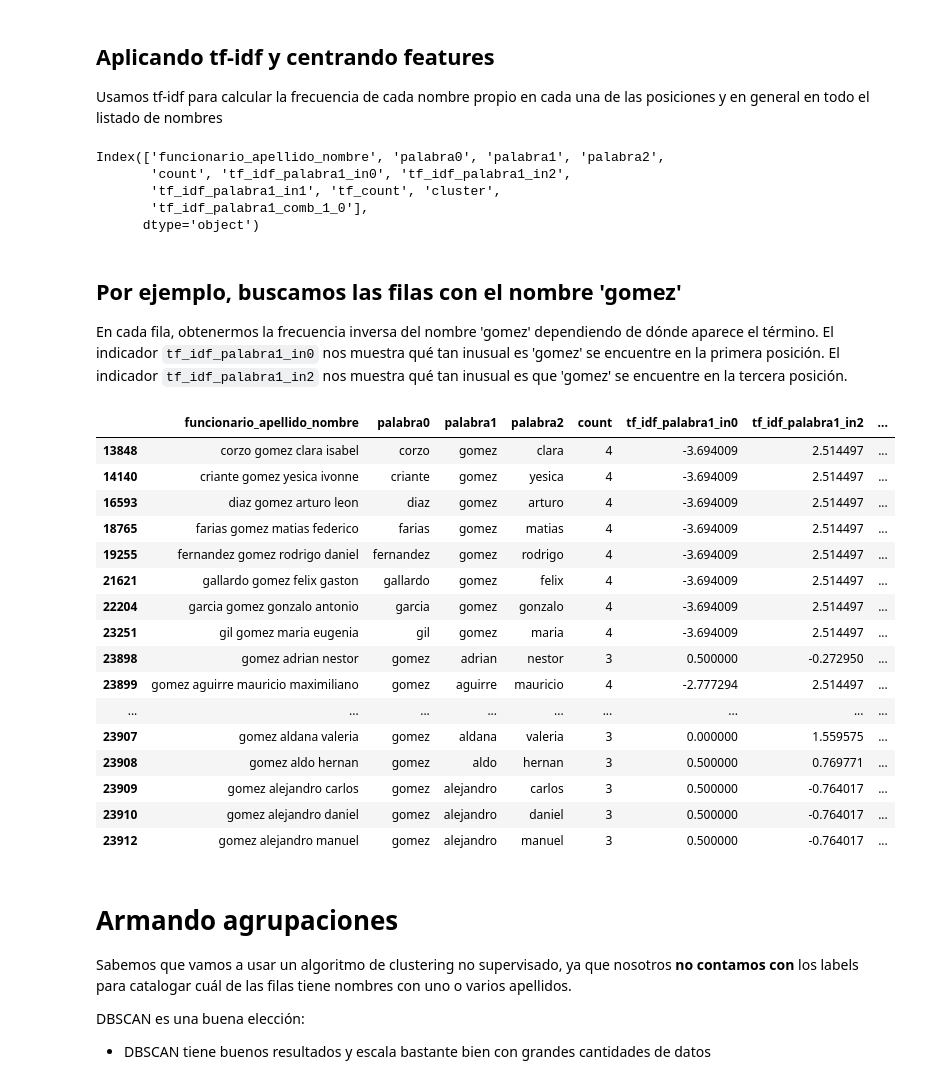
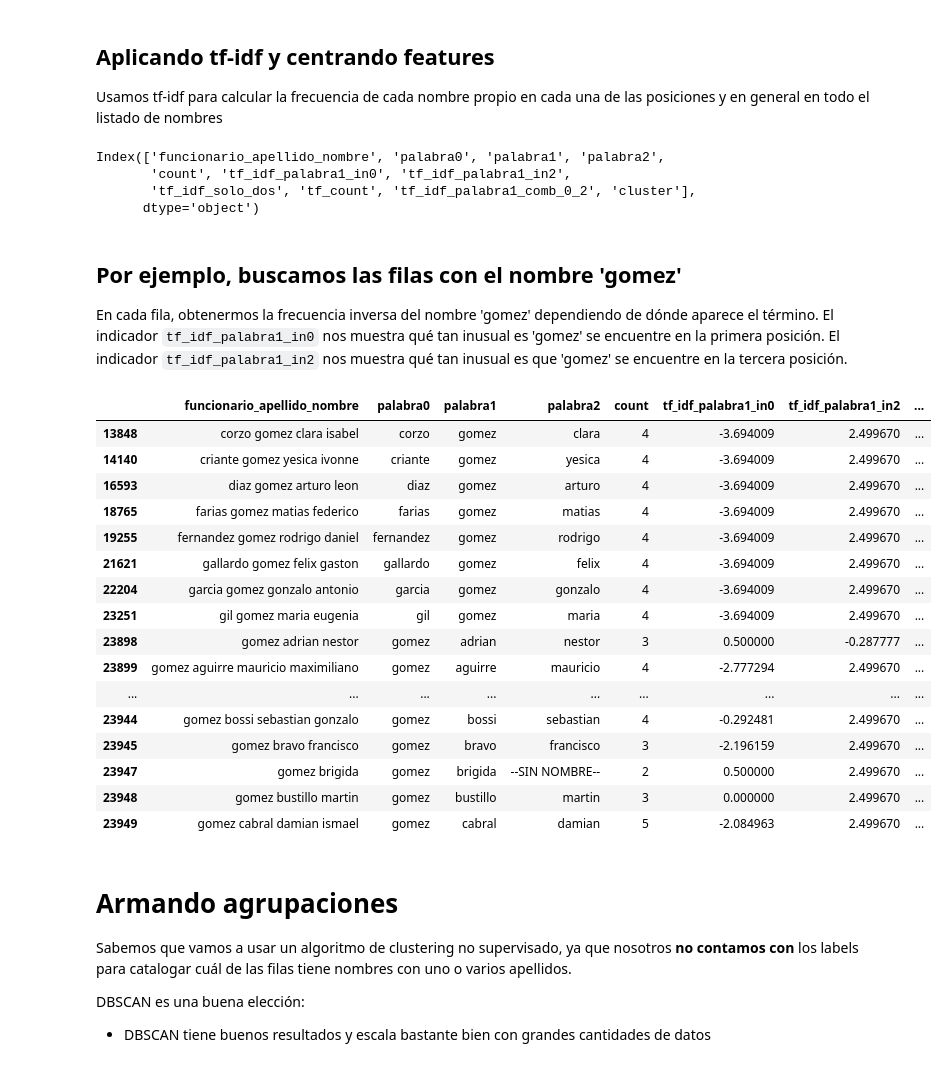
Before and after one commit to chingologram/jupyter-notebooks, a Jupyter notebook: Apellidos y nombres.ipynb, the cells around one changed output. Drawn from its saved outputs; the diff is of its cells as text; code cells hidden in the pictures.

```diff
--- a/Apellidos y nombres.ipynb
+++ b/Apellidos y nombres.ipynb
@@ -116,33 +104,39 @@ pipe0.fit(dftrain['palabra0'])
 pipe1.fit(dftrain['palabra1'])
 pipe2.fit(dftrain['palabra2'])
 
-dftrain['tf_idf_palabra1_in0'] = RobustScaler().fit_transform(np.amax(pipe0.transform(dftrain['palabra1']).toarray(), axis=1).reshape(-1, 1))
-dftrain['tf_idf_palabra1_in2'] = RobustScaler().fit_transform(np.amax(pipe2.transform(dftrain['palabra1']).toarray(), axis=1).reshape(-1, 1))
-#dftrain['tf_idf_solo_dos'] = dftrain['palabra2'] == "--SIN NOMBRE--"
+dftrain['tf_idf_palabra1_in0'] = RobustScaler().fit_transform((
+    np.amax(pipe0.transform(dftrain['palabra1']).toarray(), axis=1)).reshape(-1, 1))
+dftrain['tf_idf_palabra1_in2'] = RobustScaler().fit_transform((
+    np.amax(pipe2.transform(dftrain['palabra1']).toarray(), axis=1)).reshape(-1, 1))
+dftrain['tf_idf_solo_dos'] = StandardScaler().fit_transform((dftrain['palabra2'] == "--SIN NOMBRE--").to_numpy().reshape(-1, 1))
 
 # Algunos features que no vamos a extraer
-#dftrain['tf_idf_palabra0_in0'] = Scaler().fit_transform(np.amax(pipe0.transform(dftrain['palabra0']).toarray(), axis=1).reshape(-1, 1))
+#dftrain['tf_idf_palabra1'] = RobustScaler().fit_transform(np.amax(pipe.transform(dftrain['palabra1']).toarray(), axis=1).reshape(-1, 1))
 #dftrain['tf_idf_palabra0_in1'] = StandardScaler().fit_transform(np.amax(pipe1.transform(dftrain['palabra0']).toarray(), axis=1).reshape(-1, 1))
 #dftrain['tf_idf_palabra0_in2'] = (np.amax(pipe2.transform(dftrain['palabra0']).toarray(), axis=1))
 
 #dftrain['tf_idf_palabra1_comb_1_1'] = StandardScaler().fit_transform((dftrain['tf_idf_palabra1_in0'] / dftrain['tf_idf_palabra1_in2']).to_numpy().reshape(-1, 1))
 
-dftrain['tf_idf_palabra1_in1'] = RobustScaler().fit_transform(np.amax(pipe1.transform(dftrain['palabra1']).toarray(), axis=1).reshape(-1, 1))
+#dftrain['tf_idf_palabra1_in1'] = RobustScaler().fit_transform(np.amax(pipe1.transform(dftrain['palabra1']).toarray(), axis=1).reshape(-1, 1))
 
 #dftrain['tf_idf_palabra2_in0'] = StandardScaler().fit_transform(np.amax(pipe0.transform(dftrain['palabra2']).toarray(), axis=1).reshape(-1, 1))
 #dftrain['tf_idf_palabra2_in1'] = StandardScaler().fit_transform(np.amax(pipe1.transform(dftrain['palabra2']).toarray(), axis=1).reshape(-1, 1))
 #dftrain['tf_idf_palabra2_in2'] = StandardScaler().fit_transform(np.amax(pipe2.transform(dftrain['palabra2']).toarray(), axis=1).reshape(-1, 1))
-dftrain['tf_count'] = RobustScaler().fit_transform(dftrain['count'].to_numpy().reshape(-1, 1))
+dftrain['tf_count'] = StandardScaler().fit_transform(dftrain['count'].to_numpy().reshape(-1, 1))
 
 #print((100 * dftrain['tf_idf_palabra1_in0'] / dftrain['tf_idf_palabra1_in2']).to_numpy().reshape(-1, 1))
-dftrain['tf_idf_palabra1_comb_1_0'] = RobustScaler().fit_transform((100 * dftrain['tf_idf_palabra1_in0'] - dftrain['tf_idf_palabra1_in2']).to_numpy().reshape(-1, 1))
+dftrain['tf_idf_palabra1_comb_0_2'] = RobustScaler().fit_transform(
+    np.amax(pipe0.transform(dftrain['palabra1']).toarray(), axis=1).reshape(-1, 1) /
+    np.amax(pipe2.transform(dftrain['palabra1']).toarray(), axis=1).reshape(-1, 1))
 
+dftrain = dftrain[~dftrain.tf_idf_palabra1_in0.isna()]
+dftrain = dftrain[~dftrain.tf_idf_palabra1_in2.isna()]
+dftrain = dftrain[~dftrain.tf_idf_palabra1_comb_0_2.isna()]
 dftrain.columns
 # %% [output]
 Index(['funcionario_apellido_nombre', 'palabra0', 'palabra1', 'palabra2',
        'count', 'tf_idf_palabra1_in0', 'tf_idf_palabra1_in2',
-       'tf_idf_palabra1_in1', 'tf_count', 'cluster',
-       'tf_idf_palabra1_comb_1_0'],
+       'tf_idf_solo_dos', 'tf_count', 'tf_idf_palabra1_comb_0_2', 'cluster'],
       dtype='object')
 # %% [markdown]
 ## Por ejemplo, buscamos las filas con el nombre 'gomez'
@@ -151,25 +145,25 @@ En cada fila, obtenermos la frecuencia inversa del nombre 'gomez' dependiendo de
 El indicador `tf_idf_palabra1_in0` nos muestra qué tan inusual es 'gomez' se encuentre en la primera posición.
 El indicador `tf_idf_palabra1_in2` nos muestra qué tan inusual es que 'gomez' se encuentre en la tercera posición.
 # %%
-dftrain[dftrain.funcionario_apellido_nombre.str.contains('gomez')].head(20)
+dftrain[dftrain.funcionario_apellido_nombre.str.contains('gomez')].head(50)
 # %% [output]
 |  | funcionario_apellido_nombre | palabra0 | palabra1 | palabra2 | count | tf_idf_palabra1_in0 | tf_idf_palabra1_in2 | ... |
-| 13848 | corzo gomez clara isabel | corzo | gomez | clara | 4 | -3.694009 | 2.514497 | ... |
-| 14140 | criante gomez yesica ivonne | criante | gomez | yesica | 4 | -3.694009 | 2.514497 | ... |
-| 16593 | diaz gomez arturo leon | diaz | gomez | arturo | 4 | -3.694009 | 2.514497 | ... |
-| 18765 | farias gomez matias federico | farias | gomez | matias | 4 | -3.694009 | 2.514497 | ... |
-| 19255 | fernandez gomez rodrigo daniel | fernandez | gomez | rodrigo | 4 | -3.694009 | 2.514497 | ... |
-| 21621 | gallardo gomez felix gaston | gallardo | gomez | felix | 4 | -3.694009 | 2.514497 | ... |
-| 22204 | garcia gomez gonzalo antonio | garcia | gomez | gonzalo | 4 | -3.694009 | 2.514497 | ... |
-| 23251 | gil gomez maria eugenia | gil | gomez | maria | 4 | -3.694009 | 2.514497 | ... |
-| 23898 | gomez adrian nestor | gomez | adrian | nestor | 3 | 0.500000 | -0.272950 | ... |
-| 23899 | gomez aguirre mauricio maximiliano | gomez | aguirre | mauricio | 4 | -2.777294 | 2.514497 | ... |
+| 13848 | corzo gomez clara isabel | corzo | gomez | clara | 4 | -3.694009 | 2.499670 | ... |
+| 14140 | criante gomez yesica ivonne | criante | gomez | yesica | 4 | -3.694009 | 2.499670 | ... |
+| 16593 | diaz gomez arturo leon | diaz | gomez | arturo | 4 | -3.694009 | 2.499670 | ... |
+| 18765 | farias gomez matias federico | farias | gomez | matias | 4 | -3.694009 | 2.499670 | ... |
+| 19255 | fernandez gomez rodrigo daniel | fernandez | gomez | rodrigo | 4 | -3.694009 | 2.499670 | ... |
+| 21621 | gallardo gomez felix gaston | gallardo | gomez | felix | 4 | -3.694009 | 2.499670 | ... |
+| 22204 | garcia gomez gonzalo antonio | garcia | gomez | gonzalo | 4 | -3.694009 | 2.499670 | ... |
+| 23251 | gil gomez maria eugenia | gil | gomez | maria | 4 | -3.694009 | 2.499670 | ... |
+| 23898 | gomez adrian nestor | gomez | adrian | nestor | 3 | 0.500000 | -0.287777 | ... |
+| 23899 | gomez aguirre mauricio maximiliano | gomez | aguirre | mauricio | 4 | -2.777294 | 2.499670 | ... |
 | ... | ... | ... | ... | ... | ... | ... | ... | ... |
-| 23907 | gomez aldana valeria | gomez | aldana | valeria | 3 | 0.000000 | 1.559575 | ... |
-| 23908 | gomez aldo hernan | gomez | aldo | hernan | 3 | 0.500000 | 0.769771 | ... |
-| 23909 | gomez alejandro carlos | gomez | alejandro | carlos | 3 | 0.500000 | -0.764017 | ... |
-| 23910 | gomez alejandro daniel | gomez | alejandro | daniel | 3 | 0.500000 | -0.764017 | ... |
-| 23912 | gomez alejandro manuel | gomez | alejandro | manuel | 3 | 0.500000 | -0.764017 | ... |
+| 23944 | gomez bossi sebastian gonzalo | gomez | bossi | sebastian | 4 | -0.292481 | 2.499670 | ... |
+| 23945 | gomez bravo francisco | gomez | bravo | francisco | 3 | -2.196159 | 2.499670 | ... |
+| 23947 | gomez brigida | gomez | brigida | --SIN NOMBRE-- | 2 | 0.500000 | 2.499670 | ... |
+| 23948 | gomez bustillo martin | gomez | bustillo | martin | 3 | 0.000000 | 2.499670 | ... |
+| 23949 | gomez cabral damian ismael | gomez | cabral | damian | 5 | -2.084963 | 2.499670 | ... |
 # %% [markdown]
 # Armando agrupaciones
 
```
Also changed, not shown: parts of 10 cells of this notebook.
